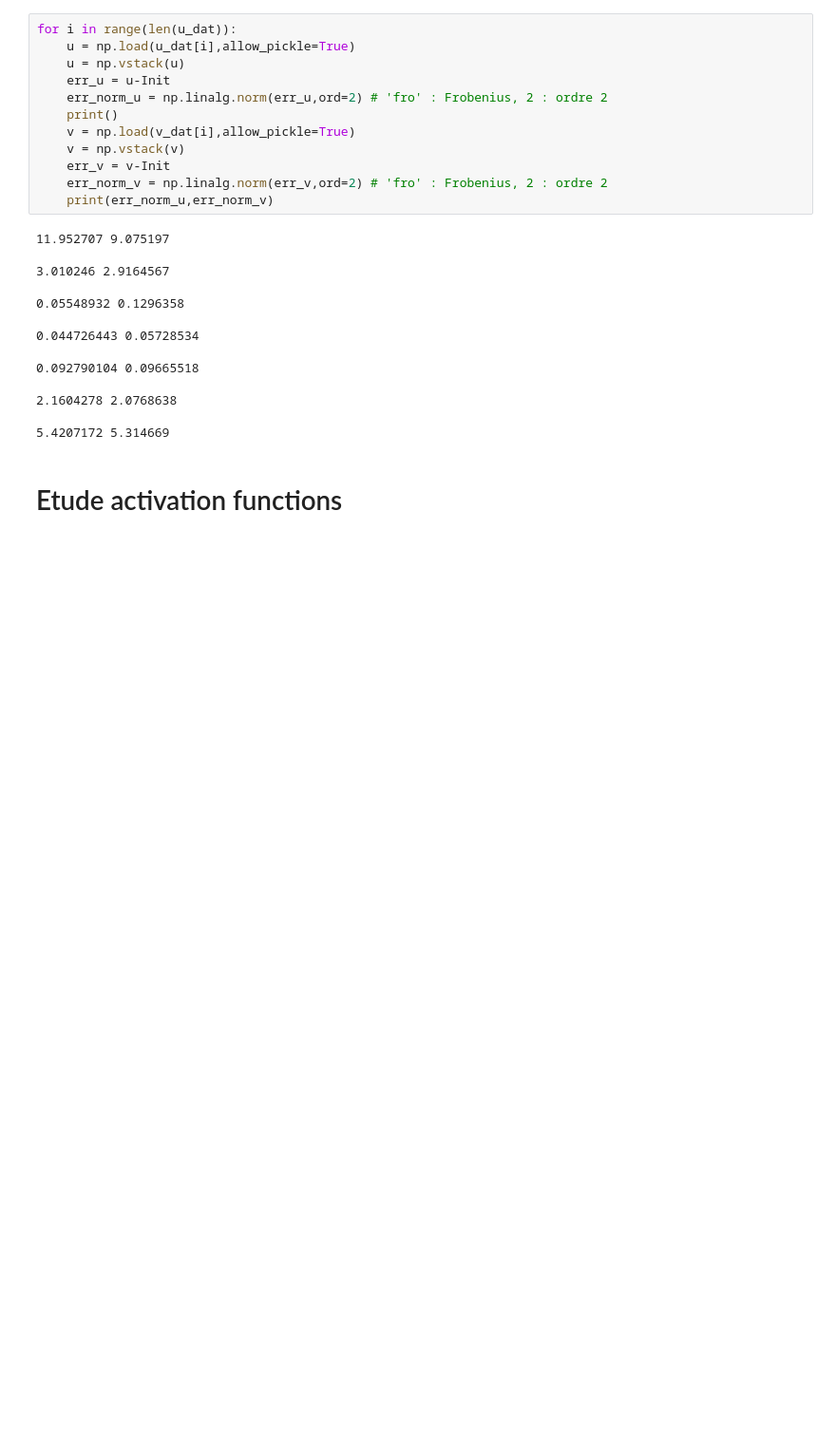
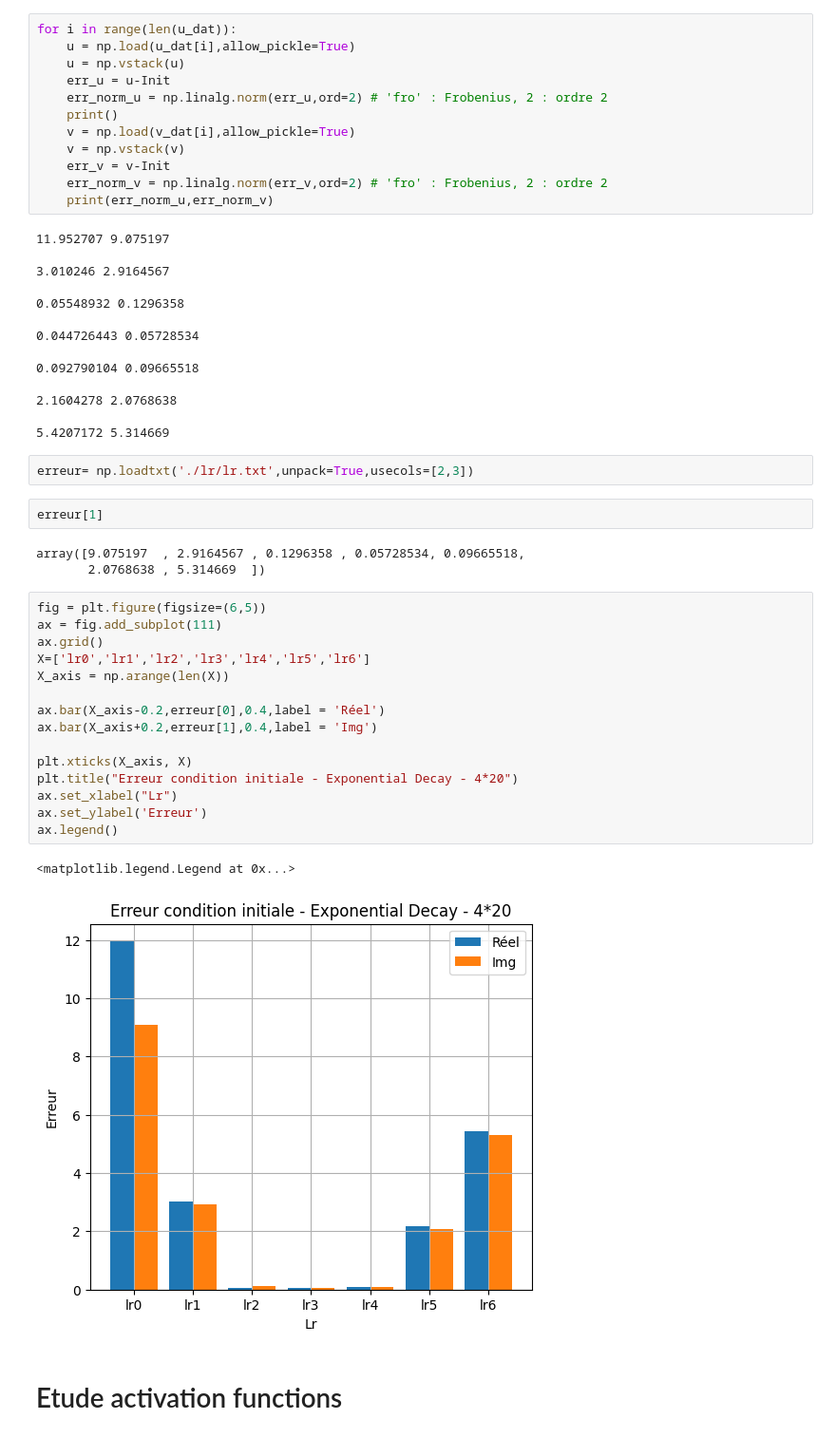
Before and after one commit to Fastaxx/equation-ednn, a Jupyter notebook: ednn_solver/GL_equation/param/param-post-process.ipynb, the cells around one changed output. Shown at 95% size. Cells and saved outputs as stored; diff of their text form; blank space fills up the shorter version.

```diff
--- a/ednn_solver/GL_equation/param/param-post-process.ipynb
+++ b/ednn_solver/GL_equation/param/param-post-process.ipynb
@@ -133,6 +133,31 @@ for i in range(len(u_dat)):
 2.1604278 2.0768638
 
 5.4207172 5.314669
+# %%
+erreur= np.loadtxt('./lr/lr.txt',unpack=True,usecols=[2,3])
+# %%
+erreur[1]
+# %% [output]
+array([9.075197  , 2.9164567 , 0.1296358 , 0.05728534, 0.09665518,
+       2.0768638 , 5.314669  ])
+# %%
+fig = plt.figure(figsize=(6,5))
+ax = fig.add_subplot(111)
+ax.grid()
+X=['lr0','lr1','lr2','lr3','lr4','lr5','lr6']
+X_axis = np.arange(len(X))
+
+ax.bar(X_axis-0.2,erreur[0],0.4,label = 'Réel')
+ax.bar(X_axis+0.2,erreur[1],0.4,label = 'Img')
+
+plt.xticks(X_axis, X)
+plt.title("Erreur condition initiale - Exponential Decay - 4*20")
+ax.set_xlabel("Lr")
+ax.set_ylabel('Erreur')
+ax.legend()
+# %% [output]
+<matplotlib.legend.Legend at 0x...>
+[figure, added]
 # %% [markdown]
 # Etude activation functions
 # %%
```
Also changed, not shown: parts of 1 cell of this notebook, 42 other files.
